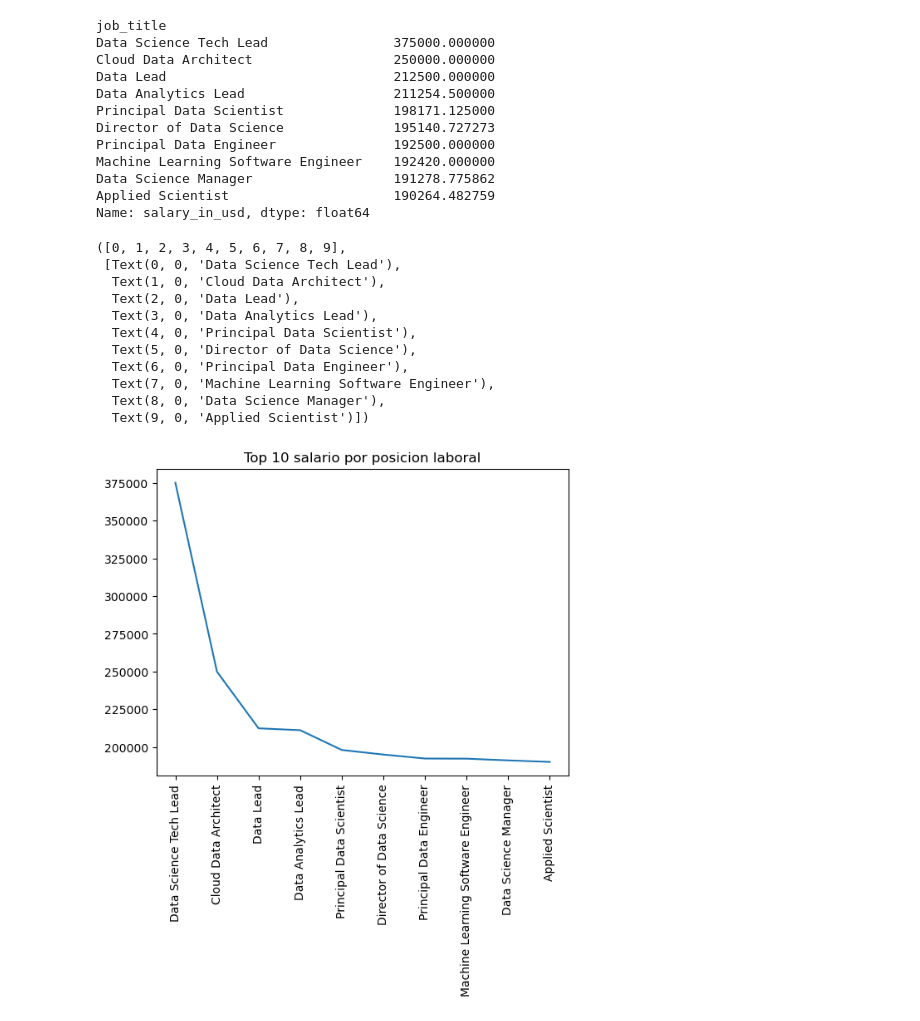
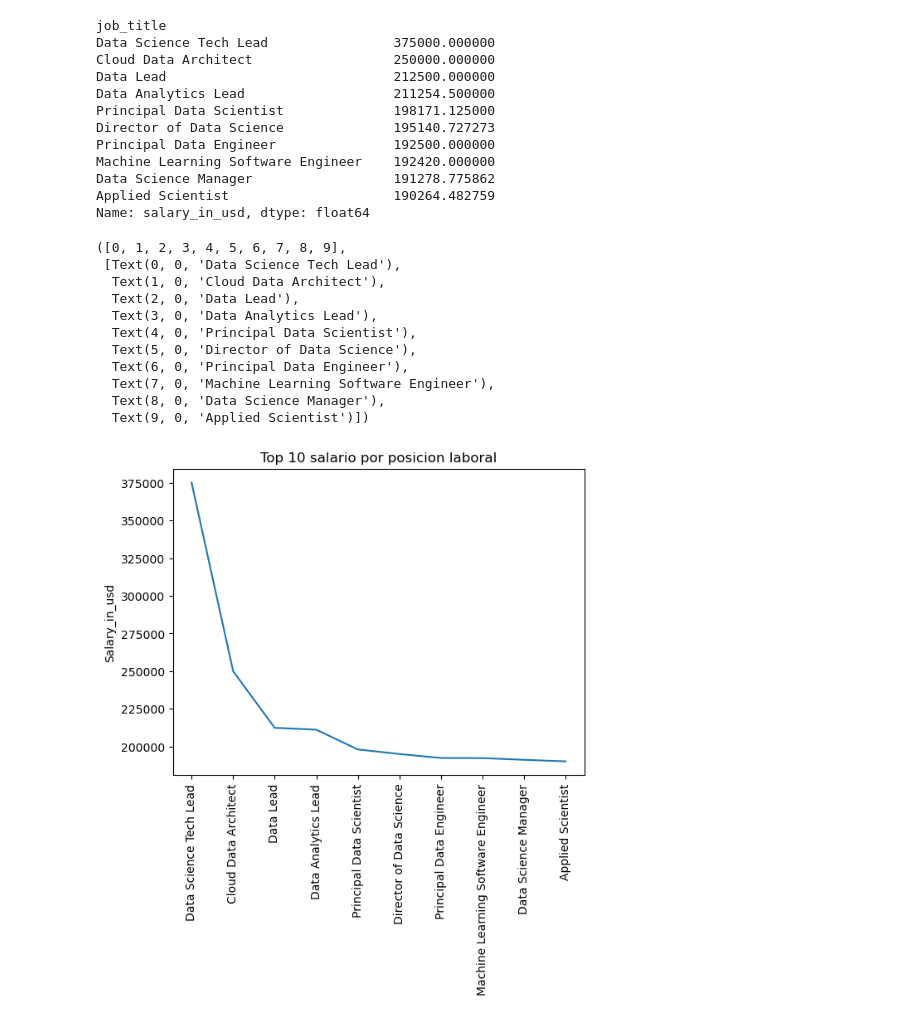
Before and after one commit to DataMasterBI/DS_SALARIES2023, a Jupyter notebook: EDA.ipynb, the cells around one changed output. Cells and saved outputs as stored; diff of their text form; code cells hidden in the pictures.

Commit message:
Agrego nombre a ylabel

```diff
--- a/EDA.ipynb
+++ b/EDA.ipynb
@@ -195,18 +195,19 @@ Name: salary_in_usd, dtype: float64
 # %%
 # Grafico el top 10 por posicion laboral
 plt.plot(avg_salary_by_titlejob[:10])
 plt.title('Top 10 salario por posicion laboral')
+plt.ylabel('Salary_in_usd')
 plt.xticks(rotation=90)
 # %% [output]
 ([0, 1, 2, 3, 4, 5, 6, 7, 8, 9],
  [Text(0, 0, 'Data Science Tech Lead'),
   Text(1, 0, 'Cloud Data Architect'),
   Text(2, 0, 'Data Lead'),
   Text(3, 0, 'Data Analytics Lead'),
   Text(4, 0, 'Principal Data Scientist'),
   Text(5, 0, 'Director of Data Science'),
   Text(6, 0, 'Principal Data Engineer'),
   Text(7, 0, 'Machine Learning Software Engineer'),
   Text(8, 0, 'Data Science Manager'),
   Text(9, 0, 'Applied Scientist')])
-[figure, old version]
+[figure, new version]
```
